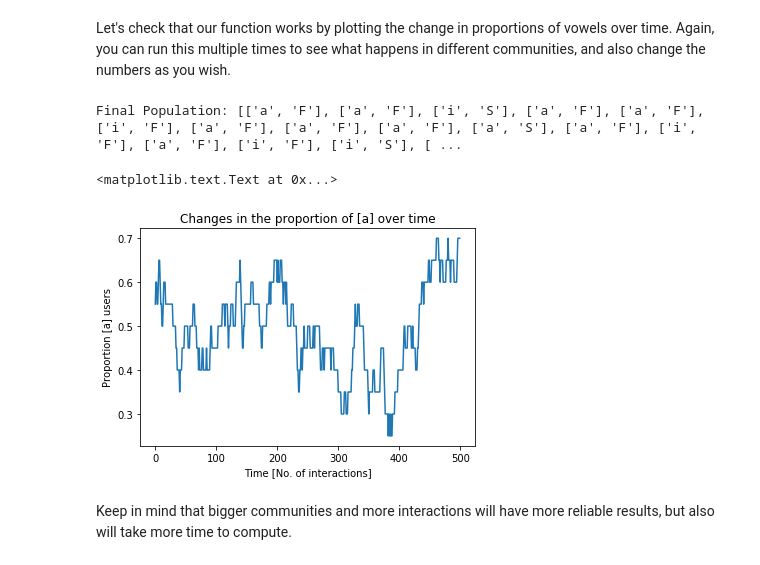
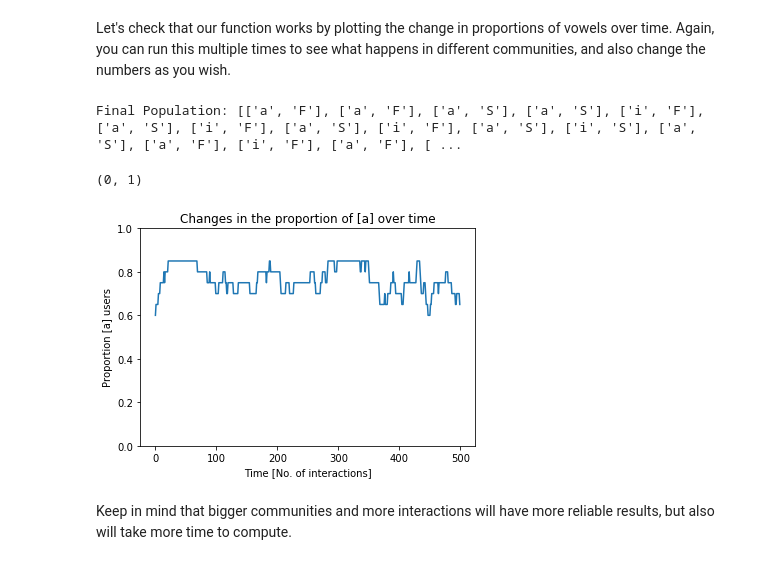
Before and after one commit to Limor-Raviv/Tutorial_Agent_Based_Models, a Jupyter notebook: Part 2 - A Simple Agent Based Model in Python.ipynb, the cells around one changed output. Cells and saved outputs as stored; diff of their text form; code cells hidden in the pictures.

```diff
--- a/Part 2 - A Simple Agent Based Model in Python.ipynb
+++ b/Part 2 - A Simple Agent Based Model in Python.ipynb
@@ -209,7 +209,7 @@ So now we have a tested function that updates agents after interaction. Since we
 # %%
 # Create a function that only updates agents using "pass" (which means do nothing in Python)
 
-def interact((listener,producer)):
+def interact(listener,producer):
 
     if listener[0] == producer[0]:
         pass   # do nothing
@@ -235,7 +235,7 @@ def simulate(n, k):
 
     population = make_population(n)
 
-    # print "Initial Population:", population
+    # print("Initial Population:", population)
 
     proportion = [] # make an empty list to keep track of the porportions after every interaction
 
@@ -243,7 +243,7 @@ def simulate(n, k):
 
         pair = choose_pair(population) # choose a pair from the population
 
-        interact(pair)  # make the chosen pair interact
+        interact(pair[0],pair[1])  # make the chosen pair interact
 
         proportion.append(count(population)) # track the proportion of the vowels in the population during intrtaction
 
@@ -253,23 +253,24 @@ Let's check that our function works by plotting the change in proportions of vow
 # %%
 # Simulate 500 interctions between 20 agents
 new_population, proportion = simulate(20, 500)
-print "Final Population:", new_population
+print("Final Population:", new_population)
 
 # Make a plot of the changes in proportion of 'a' over interactions
 
 %matplotlib inline
 #put plot in the notebook
 import matplotlib.pyplot as plt # importing a plotting library
 plt.plot(proportion)
 
 # and add some details to the plot
 plt.title('Changes in the proportion of [a] over time')
 plt.ylabel('Proportion [a] users')
 plt.xlabel('Time [No. of interactions]')
+plt.ylim(0,1)
 # %% [output]
-Final Population: [['a', 'F'], ['a', 'F'], ['i', 'S'], ['a', 'F'], ['a', 'F'], ['i', 'F'], ['a', 'F'], ['a', 'F'], ['a', 'F'], ['a', 'S'], ['a', 'F'], ['i', 'F'], ['a', 'F'], ['i', 'F'], ['i', 'S'], [ ...
+Final Population: [['a', 'F'], ['a', 'F'], ['a', 'S'], ['a', 'S'], ['i', 'F'], ['a', 'S'], ['i', 'F'], ['a', 'S'], ['i', 'F'], ['a', 'S'], ['i', 'S'], ['a', 'S'], ['a', 'F'], ['i', 'F'], ['a', 'F'], [ ...
-<matplotlib.text.Text at 0x...>
+(0, 1)
-[figure, old version]
+[figure, new version]
 # %% [markdown]
 Keep in mind that bigger communities and more interactions will have more reliable results, but also will take more time to compute.
 # %%
```
Also changed, not shown: parts of 16 cells of this notebook, 2 other files.
